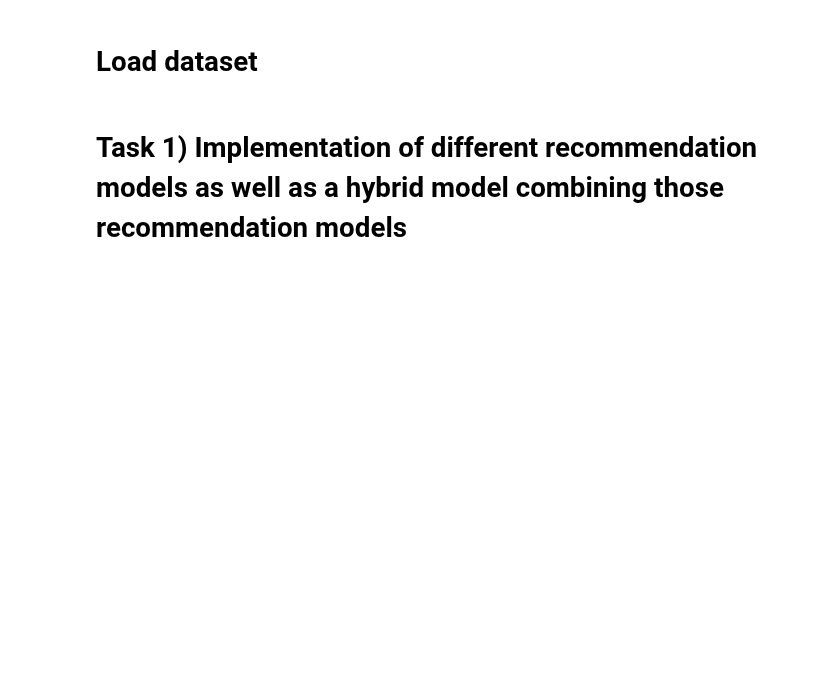
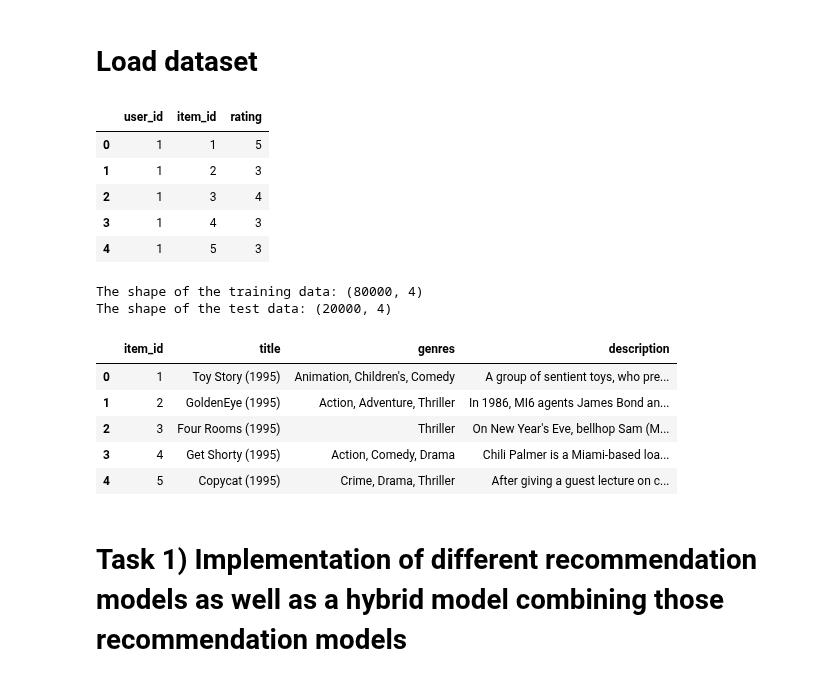
Before and after one commit to vdakov/recommender-systems, a Jupyter notebook: Project-RecSys.ipynb, the cells around one changed output. Drawn from its saved outputs; the diff is of its cells as text; code cells hidden in the pictures; blank space fills up the shorter version.

```diff
--- a/Project-RecSys.ipynb
+++ b/Project-RecSys.ipynb
@@ -71,13 +71,36 @@ print("Libraries imported successfully!")
 # %%
 # loading the training set and test set
 columns_name=['user_id','item_id','rating','timestamp']
 train_data = pd.read_csv('data/training.txt', sep='\t', names=columns_name)
 test_data = pd.read_csv('data/test.txt', sep='\t', names=columns_name)
 display(train_data[['user_id','item_id','rating']].head())
 print(f'The shape of the training data: {train_data.shape}')
 print(f'The shape of the test data: {test_data.shape}')
 
 movies = pd.read_csv('data/movies.txt',names=['item_id','title','genres','description'],sep='\t')
 display(movies.head())
+
+# Load smaller version of dataset for tuning
+percentage = 0.25
+movies_small = movies.iloc[0: int(percentage * len(movies))]
+train_data_small = train_data[train_data["item_id"].isin(movies_small["item_id"])]
+content_description =  movies_small["description"]
+content_description_title = movies_small["title"] + movies_small["description"]
+content_full = movies["title"] + movies["genres"] + movies["description"]
+# %% [output]
+|  | user_id | item_id | rating |
+| 0 | 1 | 1 | 5 |
+| 1 | 1 | 2 | 3 |
+| 2 | 1 | 3 | 4 |
+| 3 | 1 | 4 | 3 |
+| 4 | 1 | 5 | 3 |
+The shape of the training data: (80000, 4)
+The shape of the test data: (20000, 4)
+|  | item_id | title | genres | description |
+| 0 | 1 | Toy Story (1995) | Animation, Children's, Comedy | A group of sentient toys, who pre... |
+| 1 | 2 | GoldenEye (1995) | Action, Adventure, Thriller | In 1986, MI6 agents James Bond an... |
+| 2 | 3 | Four Rooms (1995) | Thriller | On New Year's Eve, bellhop Sam (M... |
+| 3 | 4 | Get Shorty (1995) | Action, Comedy, Drama | Chili Palmer is a Miami-based loa... |
+| 4 | 5 | Copycat (1995) | Crime, Drama, Thriller | After giving a guest lecture on c... |
 # %% [markdown]
 # Task 1) Implementation of different recommendation models as well as a hybrid model combining those recommendation models
```
Also changed, not shown: parts of 23 cells of this notebook.
